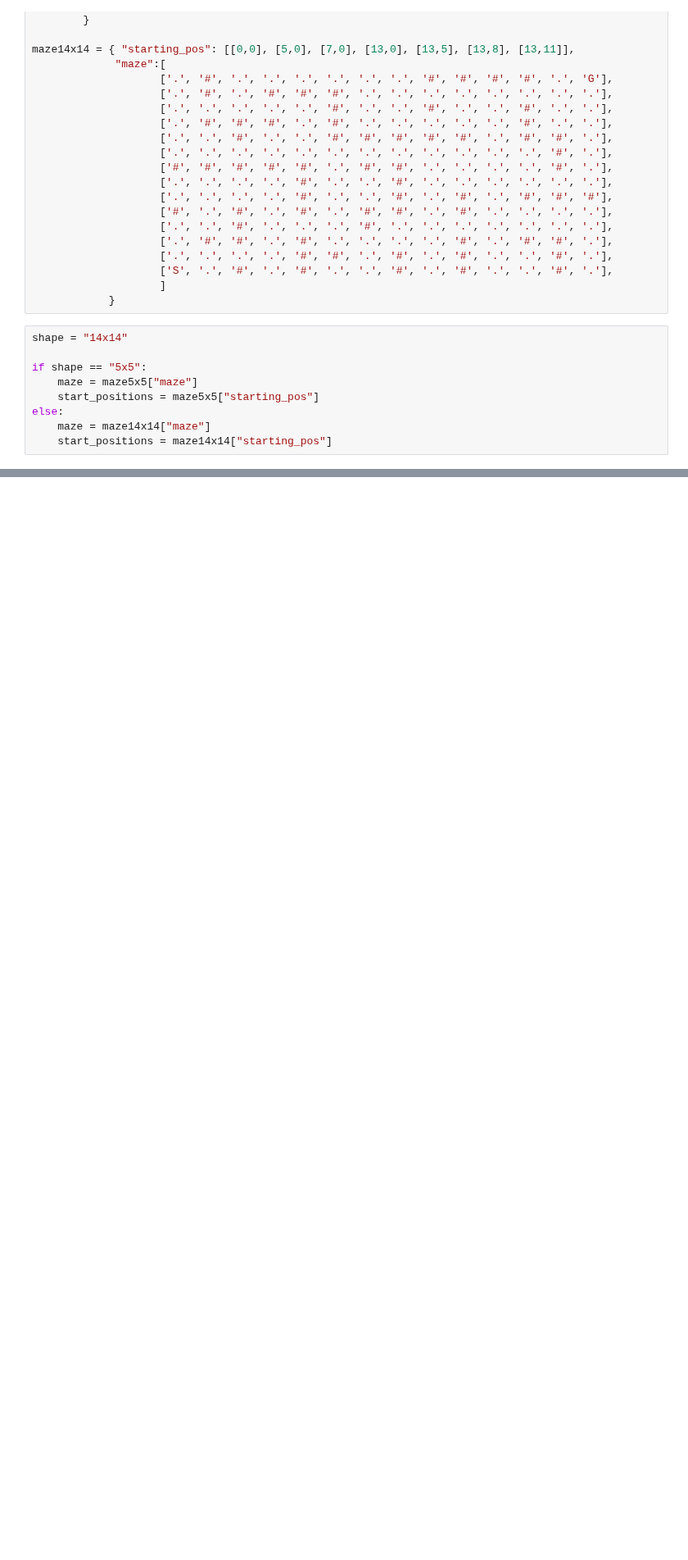
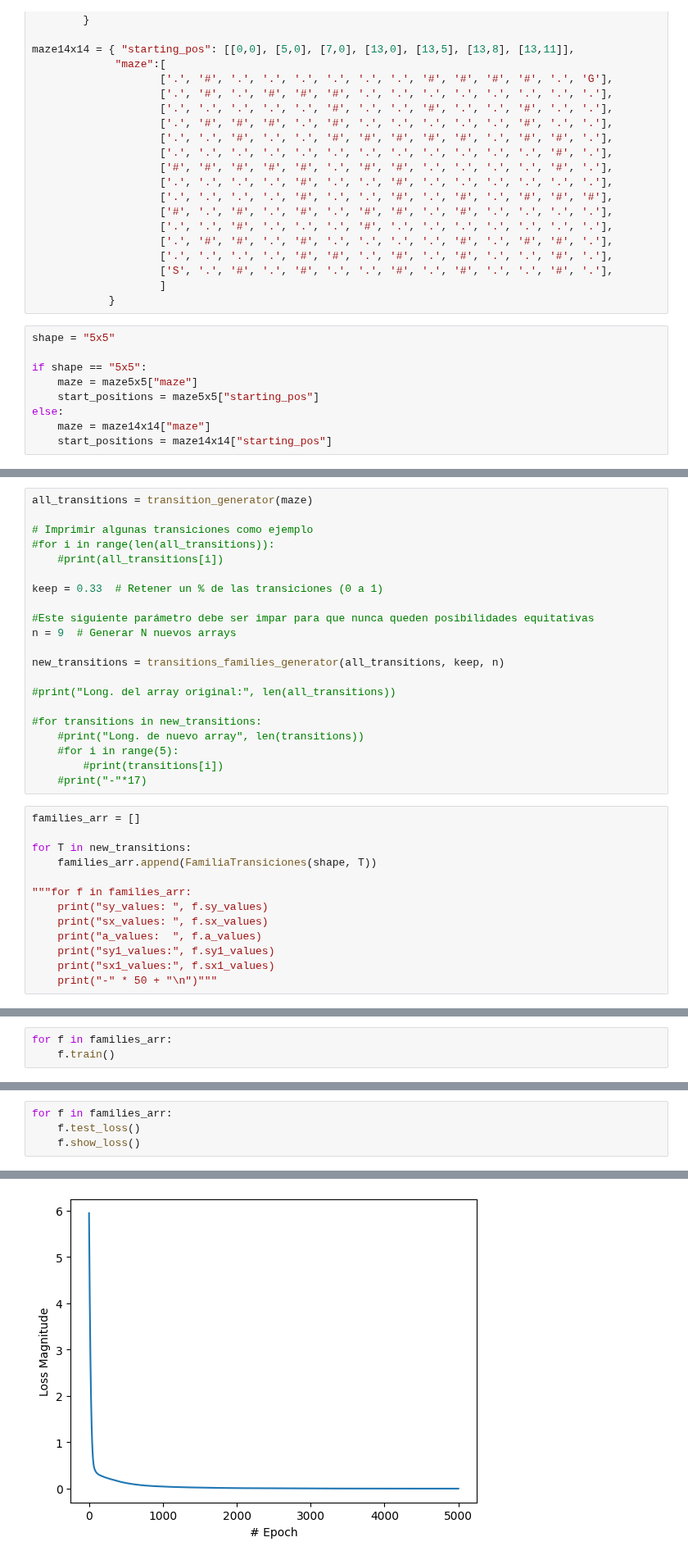
Before and after one commit to salvalago23/TFG_Salvador_Perez_GR, a Jupyter notebook: src/prueba_transiciones.ipynb, the cells around one changed output, grey strips where cells are left out. Shown at 82% size. Cells and saved outputs as stored; diff of their text form; blank space fills up the shorter version.

Commit message:
Coded the new models for the transitions generated as T - t

```diff
--- a/src/prueba_transiciones.ipynb
+++ b/src/prueba_transiciones.ipynb
@@ -56,7 +170,7 @@ maze14x14 = { "starting_pos": [[0,0], [5,0], [7,0], [13,0], [13,5], [13,8], [13,
                     ]
             }
 # %%
-shape = "14x14"
+shape = "5x5"
 
 if shape == "5x5":
     maze = maze5x5["maze"]
@@ -90,0 +181,34 @@ for i in range(len(transiciones)):
+# %%
+all_transitions = transition_generator(maze)
+
+# Imprimir algunas transiciones como ejemplo
+#for i in range(len(all_transitions)):
+    #print(all_transitions[i])
+
+keep = 0.33  # Retener un % de las transiciones (0 a 1)
+
+#Este siguiente parámetro debe ser impar para que nunca queden posibilidades equitativas
+n = 9  # Generar N nuevos arrays
+
+new_transitions = transitions_families_generator(all_transitions, keep, n)
+
+#print("Long. del array original:", len(all_transitions))
+
+#for transitions in new_transitions:
+    #print("Long. de nuevo array", len(transitions))
+    #for i in range(5):
+        #print(transitions[i])
+    #print("-"*17)
+# %%
+families_arr = []
+
+for T in new_transitions:
+    families_arr.append(FamiliaTransiciones(shape, T))
+
+"""for f in families_arr:
+    print("sy_values: ", f.sy_values)
+    print("sx_values: ", f.sx_values)
+    print("a_values:  ", f.a_values)
+    print("sy1_values:", f.sy1_values)
+    print("sx1_values:", f.sx1_values)
+    print("-" * 50 + "\n")"""
@@ -90,0 +217,3 @@ for i in range(len(transiciones)):
+# %%
+for f in families_arr:
+    f.train()
@@ -90,0 +238,5 @@ for i in range(len(transiciones)):
+# %%
+for f in families_arr:
+    f.test_loss()
+    f.show_loss()
+# %% [output]
@@ -90,0 +244 @@ for i in range(len(transiciones)):
+[figure, added]
```
Also changed, not shown: parts of 8 cells of this notebook, 1 other file.
